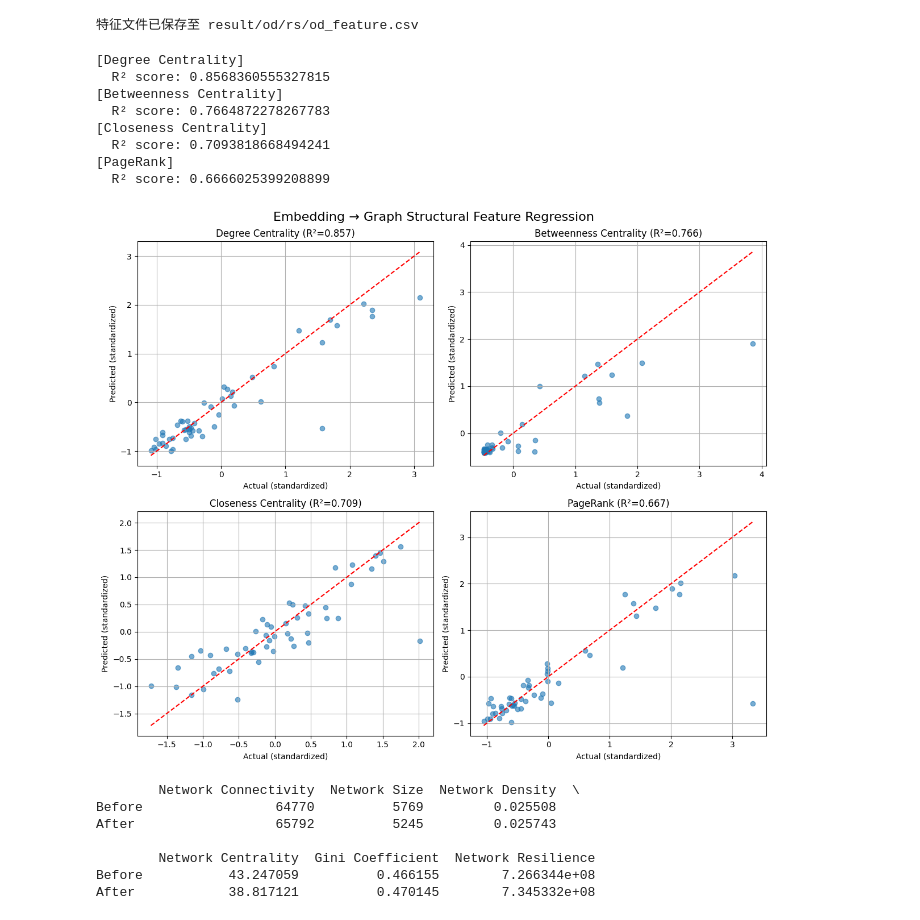
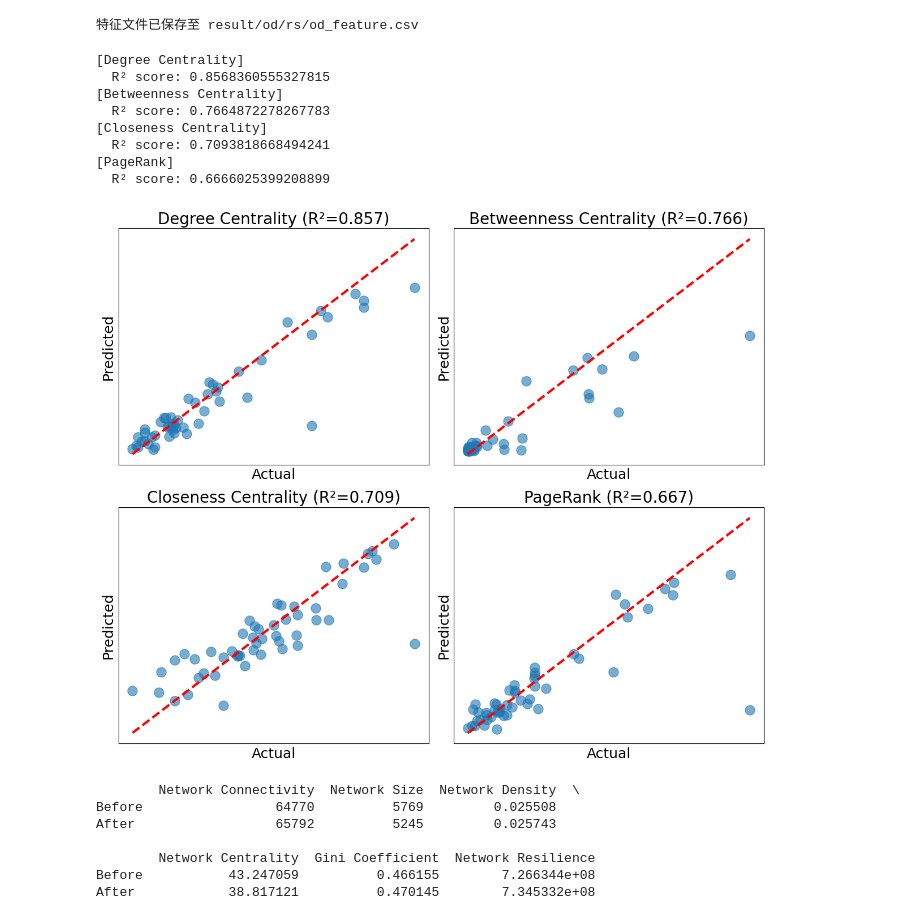
Before and after one commit to Paulliant/global-shipping-networks-analysis, a Jupyter notebook: Network Analysis/od_calculate.ipynb, the cells around one changed output. Drawn from its saved outputs; the diff is of its cells as text; code cells hidden in the pictures.

```diff
--- a/Network Analysis/od_calculate.ipynb
+++ b/Network Analysis/od_calculate.ipynb
@@ -357,40 +357,42 @@ for i, col in enumerate(pred_columns):
     model = SVR()
     model.fit(X_train, y_train)
     y_pred = model.predict(X_test)
 
     # 评估
     r2 = r2_score(y_test, y_pred)
     # mae = mean_absolute_error(y_test, y_pred)
     # mse = mean_squared_error(y_test, y_pred)
 
     col = ['Degree Centrality', 'Betweenness Centrality', 'Closeness Centrality', 'PageRank'][i]
     print(f"[{col}]")
     print("  R² score:", r2)
     # print("  MAE:", mae)
     # print("  MSE:", mse)
 
     # 可视化
     ax = axs[i]
-    ax.scatter(y_test, y_pred, alpha=0.6)
-    ax.plot([y_test.min(), y_test.max()], [y_test.min(), y_test.max()], 'r--')
-    ax.set_xlabel("Actual (standardized)")
-    ax.set_ylabel("Predicted (standardized)")
-    ax.set_title(f"{col} (R²={r2:.3f})")
+    ax.scatter(y_test, y_pred, alpha=0.6, s=150)
+    ax.plot([y_test.min(), y_test.max()], [y_test.min(), y_test.max()], 'r--', linewidth=3)
+    ax.set_xlabel("Actual", fontsize=18)
+    ax.set_ylabel("Predicted", fontsize=18)
+    ax.set_title(f"{col} (R²={r2:.3f})", fontsize=20)
     ax.grid(True)
 
-plt.suptitle("Embedding → Graph Structural Feature Regression", fontsize=16)
+    ax.set_xticks([]); ax.set_yticks([])
+
+# plt.suptitle("Embedding → Graph Structural Feature Regression", fontsize=16)
 plt.tight_layout()
 plt.show()
 # %% [output]
 [Degree Centrality]
   R² score: 0.8568360555327815
 [Betweenness Centrality]
   R² score: 0.7664872278267783
 [Closeness Centrality]
   R² score: 0.7093818668494241
 [PageRank]
   R² score: 0.6666025399208899
-[figure, old version]
+[figure, new version]
 # %%
 import pandas as pd
 import geopandas as gpd
```
Also changed, not shown: 2 other files.
